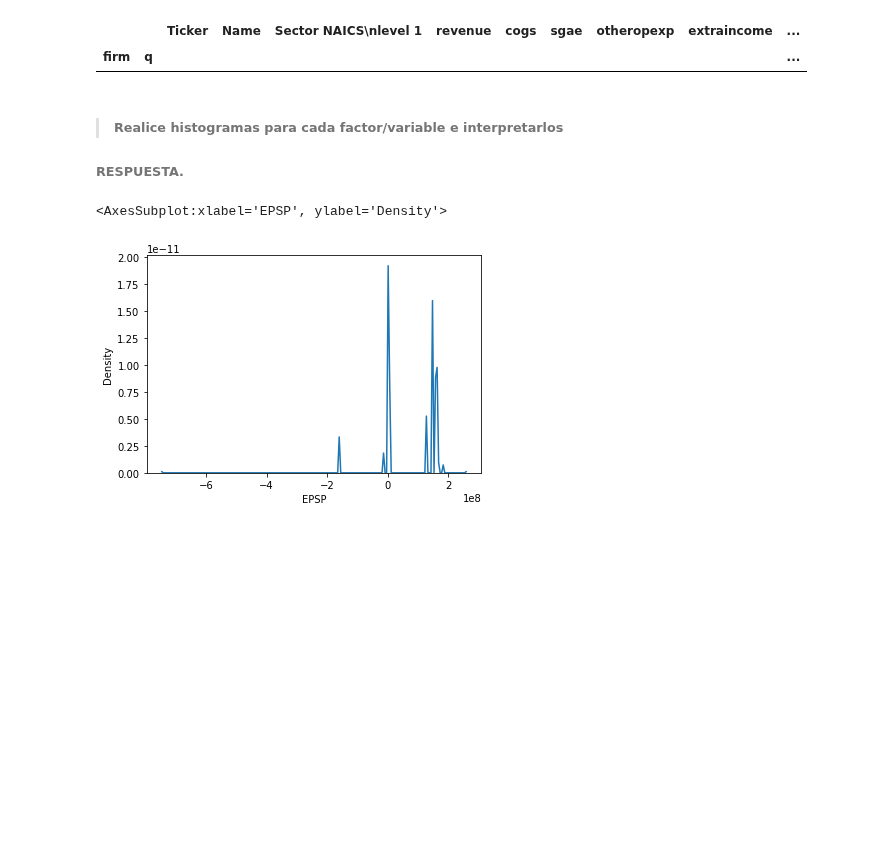
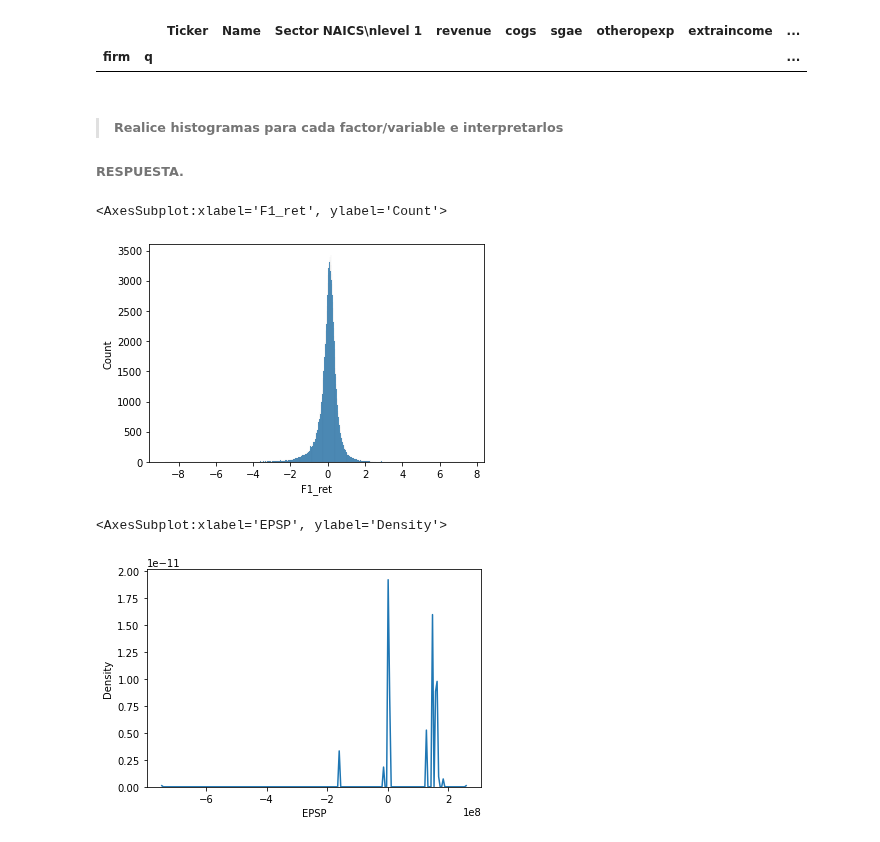
Before and after one commit to AnHrt/StatisticsII, a Jupyter notebook: Statistics/A01369984_BCase.ipynb, the cells around one changed output. Saved outputs shown, nothing was run; the diff lists cells and outputs as text; code cells hidden in the pictures; blank space fills up the shorter version.

```diff
--- a/Statistics/A01369984_BCase.ipynb
+++ b/Statistics/A01369984_BCase.ipynb
@@ -491,6 +491,11 @@ US_Firms.head(0)
 # %% [markdown]
 >###### Realice histogramas para cada factor/variable e interpretarlos
 ###### **RESPUESTA.**
+# %%
+sns.histplot(x="F1_ret",data=US_Firms)
+# %% [output]
+<AxesSubplot:xlabel='F1_ret', ylabel='Count'>
+[figure, added]
 # %%
 sns.kdeplot(x="EPSP",data=US_Firms)
 # %% [output]
```
Also changed, not shown: parts of 1 cell of this notebook.
